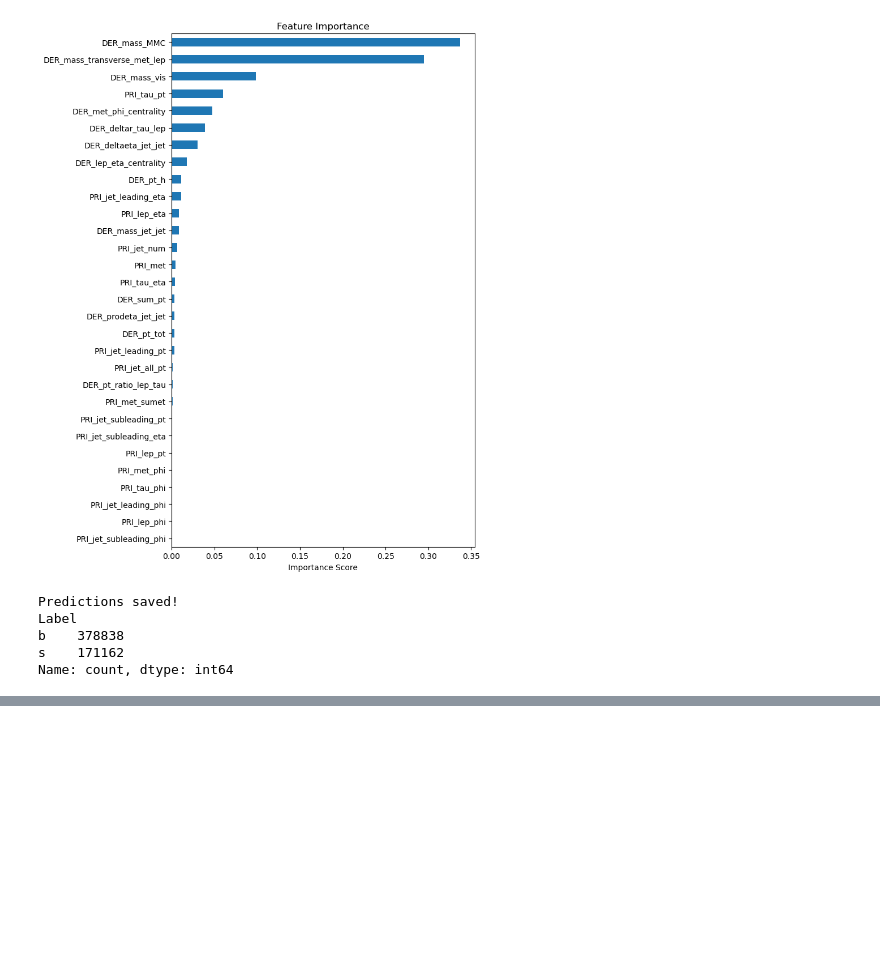
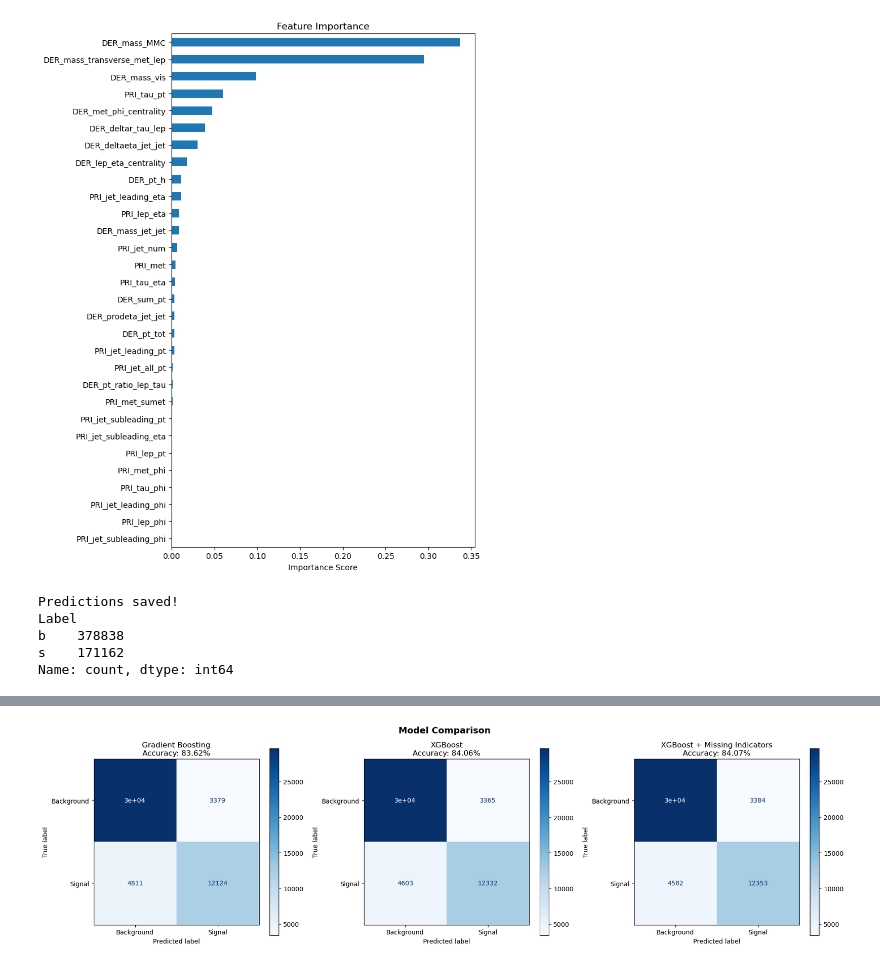
Before and after one commit to rishabhjha2905-crypto/higgs-classifier, a Jupyter notebook: higgs.ipynb, the cells around one changed output, grey strips where cells are left out. Drawn from its saved outputs; the diff is of its cells as text; code cells hidden in the pictures; blank space fills up the shorter version.

```diff
--- a/higgs.ipynb
+++ b/higgs.ipynb
@@ -124,0 +192,5 @@ Note: you may need to restart the kernel to use updated packages.
+# %%
+y_pred_new = xgb_model2.predict(X_test_new)
+
+print("XGBoost + Missing Indicators Accuracy:", accuracy_score(y_test_new, y_pred_new))
+print(classification_report(y_test_new, y_pred_new, target_names=['Background', 'Signal']))
@@ -124,0 +207,20 @@ Note: you may need to restart the kernel to use updated packages.
+# %%
+fig, axes = plt.subplots(1, 3, figsize=(18, 5))
+
+ConfusionMatrixDisplay.from_predictions(y_test, model.predict(X_test),
+    display_labels=['Background', 'Signal'], cmap='Blues', ax=axes[0])
+axes[0].set_title('Gradient Boosting\nAccuracy: 83.62%')
+
+ConfusionMatrixDisplay.from_predictions(y_test, y_pred_xgb,
+    display_labels=['Background', 'Signal'], cmap='Blues', ax=axes[1])
+axes[1].set_title('XGBoost\nAccuracy: 84.06%')
+
+ConfusionMatrixDisplay.from_predictions(y_test_new, y_pred_new,
+    display_labels=['Background', 'Signal'], cmap='Blues', ax=axes[2])
+axes[2].set_title('XGBoost + Missing Indicators\nAccuracy: 84.07%')
+
+plt.suptitle('Model Comparison', fontsize=14, fontweight='bold')
+plt.tight_layout()
+plt.show()
+# %% [output]
+[figure, added]
```
Also changed, not shown: parts of 6 cells of this notebook, 6 other files.
